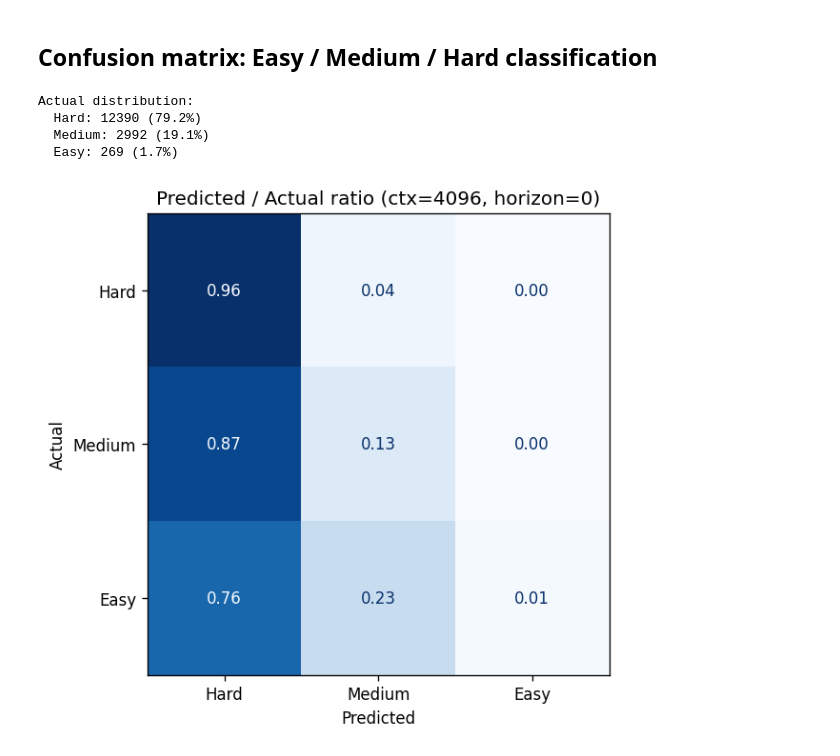
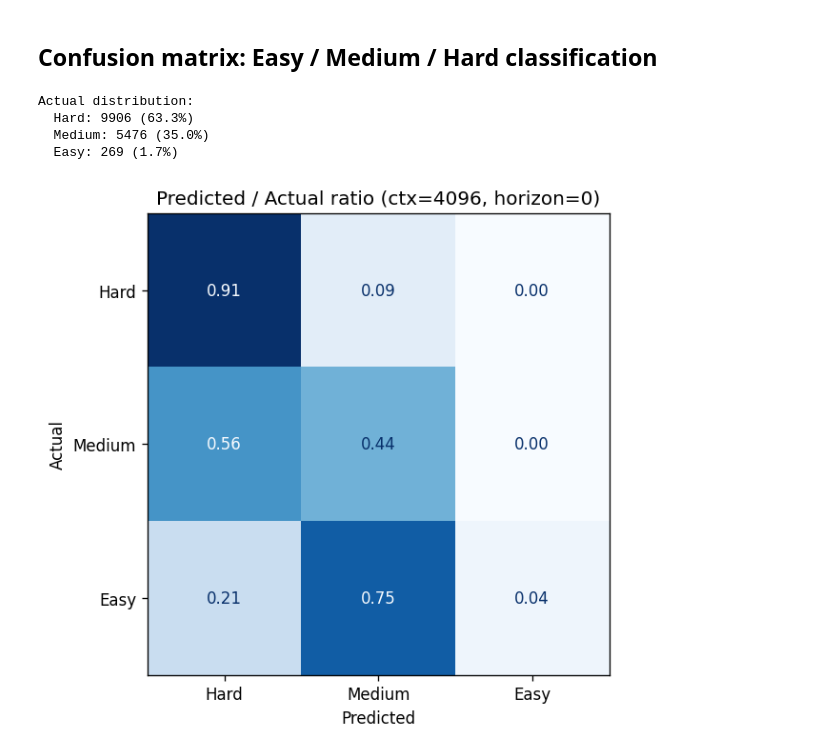
Before and after one commit to LorisGaven/dfm-server, a Jupyter notebook: benchmark/analysis.ipynb, the cells around one changed output. Saved outputs shown, nothing was run; the diff lists cells and outputs as text; code cells hidden in the pictures.

```diff
--- a/benchmark/analysis.ipynb
+++ b/benchmark/analysis.ipynb
@@ -411,7 +411,7 @@ fig.show()
 # %%
 from sklearn.metrics import confusion_matrix, ConfusionMatrixDisplay
 
-def categorize(values, thresholds=(0.2, 0.8)):
+def categorize(values, thresholds=(0.1, 0.8)):
     cats = []
     for v in values:
         if v <= thresholds[0]:
@@ -422,35 +422,35 @@ def categorize(values, thresholds=(0.2, 0.8)):
             cats.append("Easy")
     return cats
 
-sub = df[(df["horizon"] == 0) & (df["context"] == df["context"].max())]
+sub = df[(df["horizon"] == 4096) & (df["context"] == df["context"].max())]
 ctx_val = int(sub["context"].iloc[0])
 
 true_cats = categorize(sub["actual"])
 pred_cats = categorize(sub["predicted"])
 labels = ["Hard", "Medium", "Easy"]
 
 # Print actual distribution
 from collections import Counter
 dist = Counter(true_cats)
 total = len(true_cats)
 print("Actual distribution:")
 for l in labels:
     print(f"  {l}: {dist[l]} ({dist[l]/total:.1%})")
 
 # Confusion matrix: count_predicted / count_actual
 cm = confusion_matrix(true_cats, pred_cats, labels=labels)
 row_totals = cm.sum(axis=1, keepdims=True)
 cm_ratio = cm / row_totals
 
 fig, ax = plt.subplots(figsize=(6, 5))
 ConfusionMatrixDisplay(cm_ratio, display_labels=labels).plot(ax=ax, cmap="Blues", colorbar=False, values_format=".2f")
 ax.set_xlabel("Predicted")
 ax.set_ylabel("Actual")
 ax.set_title(f"Predicted / Actual ratio (ctx={ctx_val}, horizon=0)")
 fig.tight_layout()
 # %% [output]
 Actual distribution:
-  Hard: 12390 (79.2%)
-  Medium: 2992 (19.1%)
+  Hard: 9906 (63.3%)
+  Medium: 5476 (35.0%)
   Easy: 269 (1.7%)
-[figure, old version]
+[figure, new version]
```
Also changed, not shown: parts of 9 cells of this notebook, 9 other files.
